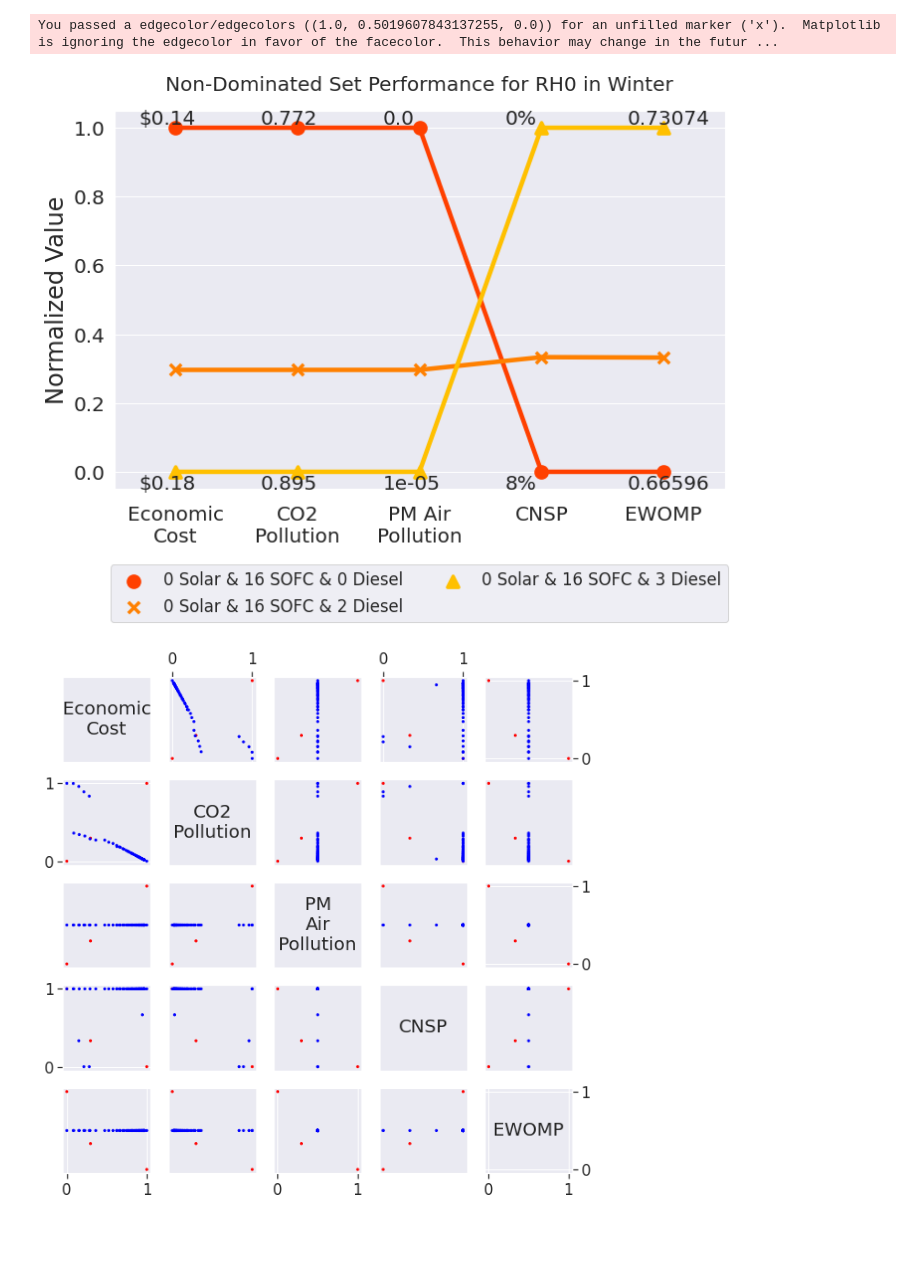
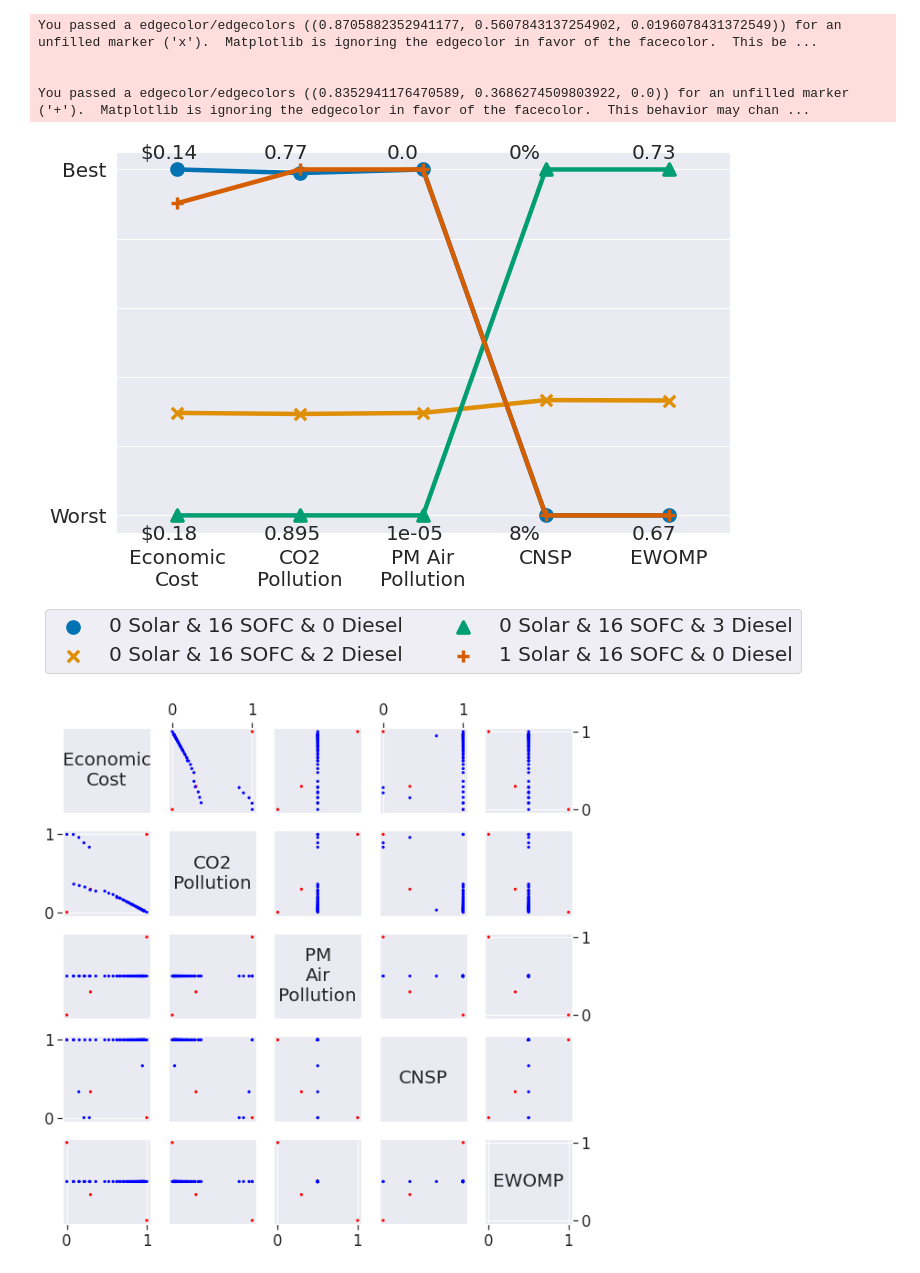
Before and after one commit to arnavgautam/resilience_hub_MCDA, a Jupyter notebook: compare_outcomes.ipynb, the cells around one changed output. Drawn from its saved outputs; the diff is of its cells as text; code cells hidden in the pictures; blank space fills up the shorter version.

```diff
--- a/compare_outcomes.ipynb
+++ b/compare_outcomes.ipynb
@@ -177,7 +175,7 @@ def annotation_text_formatter(crit):
     if criterion_idx == 5:
         return lambda value: "{:.0%}".format(float(value))
     if criterion_idx == 6:
-        return lambda value: "{:,}".format(abs(round(value,5)))
+        return lambda value: "{:,}".format(abs(round(value,2)))
 # %%
 from collections import defaultdict
 from constant import FIXED_COSTS, Technology
@@ -274,13 +272,17 @@ def create_normalized_nd_line_graph(datafolder, plotfolder, no_sox_no2=False, fo
         with plt.rc_context({'lines.linewidth': 2.5}):
             ax = sb.pointplot(data=melted_case_data, x="variable", y="value", hue="Index", errorbar=None, markers=[next(mks) for i in melted_case_data.index.unique()], palette=color_palette)#, palette=keydefaultdict(default_factory=palette_color_for_series, all_hues=melted_case_data.index.values))
             # plt.setp(ax.collections, sizes=[30])
-        ax.set(xlabel=None, ylabel="Normalized Value")
-        plt.title(f"Non-Dominated Set Performance for {case_title}", fontsize=font_size, pad=20) # .replace('_', ' ').title()
+        ax.set(xlabel=None, ylabel=None)#"Normalized Value")
+        # ax.yaxis.set_minor_locator(MultipleLocator(0.2))
+        ax.set_yticks(ticks=[0, 0.2, 0.4, 0.6, 0.8, 1], labels=["Worst", "", "", "", "", "Best"])#, minor=True)
+        # ax.grid(True)
+        # ax.set_yticklabels(["Worst", "Best"])# if idx==len(ax.get_yticklabels())-1 else "worst" if idx==0 else "" for idx, ticklabel in enumerate(ax.get_yticklabels())])
+        # plt.title(f"Non-Dominated Set Performance for {case_title}", fontsize=font_size, pad=20) # .replace('_', ' ').title()
         ax.set_xticklabels(['\n'.join(textwrap.wrap(ticklabel.get_text(),9)) for ticklabel in ax.get_xticklabels()])
         ax.tick_params(axis='both', which='major', labelsize=font_size)
         ax.tick_params(axis='x', which='major', pad=10)
         # ax.xaxis.labelpad = 25
-        plt.legend(loc='upper center', bbox_to_anchor=(0.5, -0.2), borderaxespad=0, ncol=2)#, fontsize=font_size)
+        plt.legend(loc='upper center', bbox_to_anchor=(0.5, -0.2), borderaxespad=0, ncol=2, fontsize=font_size)
 
         best_annotations = []
 
@@ -296,13 +298,13 @@ def create_normalized_nd_line_graph(datafolder, plotfolder, no_sox_no2=False, fo
             best_hue_val = min(hue_vals)
             best_annotation = annotation_formatter(best_val[criterion])
             if worst_hue_val != best_hue_val:
-                plt.annotate(worst_annotation, xy=(idx, worst_hue_val), xytext=(idx-0.3,worst_hue_val+0.01), annotation_clip=False)
+                plt.annotate(worst_annotation, xy=(idx, worst_hue_val), xytext=(idx-0.3,worst_hue_val+0.03), annotation_clip=False)
             min_x_offset=0.3
-            min_y_offset=0.05
+            min_y_offset=0.07
             best_annotations.append(plt.annotate(best_annotation, xy=(idx, best_hue_val), xytext=(idx-min_x_offset,best_hue_val-min_y_offset), annotation_clip=False))
 
         # adjust_text(best_annotations, only_move = {'points':'x', 'text':'x', 'objects':'x'})#, force_text=(0.5,1.25))#
         if save_image:
-            ax.figure.savefig(plotfolder.joinpath(f"{case}_nd.png"), bbox_inches = "tight")
+            ax.figure.savefig(plotfolder.joinpath(f"{case}_nd.svg"), bbox_inches = "tight")
 # %%
 RHs = ["RH0"]#, "RH2"]
@@ -318,19 +320,24 @@ all_cases = ["_".join([rh, ls, s, lo, le]) for rh, ls, s, lo, le in itertools.pr
 # lengths = ["short"]
 # all_cases = ["_".join([n, s, lo, le]) for n, s, lo, le in itertools.product(networks, seasons, loadtype, lengths)]
 # %%
+all_cases = ["510000RH0_large_winter_max_short"]
+
 sb.set(font_scale=1.5)
 create_normalized_nd_line_graph(
-    datafolder = Path("../../Part A/Data/R1-12.47-2-with-RHs"),
+    datafolder = Path("../../Part A/Data/R1-12.47-2-with-RHs/Sensitivity\ Analysis/Budget"),
     plotfolder = Path("../../Part A/Images/NormalizedND"),
     no_sox_no2=True,
     font_size=20,
     axis_font_size=24,
-    color_palette="autumn",
+    color_palette="colorblind",
     save_image=True
     )
 # %% [output]
-You passed a edgecolor/edgecolors ((1.0, 0.5019607843137255, 0.0)) for an unfilled marker ('x').  Matplotlib is ignoring the edgecolor in favor of the facecolor.  This behavior may change in the futur ...
+You passed a edgecolor/edgecolors ((0.8705882352941177, 0.5607843137254902, 0.0196078431372549)) for an unfilled marker ('x').  Matplotlib is ignoring the edgecolor in favor of the facecolor.  This be ...
+
+
+You passed a edgecolor/edgecolors ((0.8352941176470589, 0.3686274509803922, 0.0)) for an unfilled marker ('+').  Matplotlib is ignoring the edgecolor in favor of the facecolor.  This behavior may chan ...
-[figure, old version]
+[figure, new version]
 # %%
 from importlib import reload
 import scatterplot_matrix_creator
```
Also changed, not shown: parts of 7 cells of this notebook, 4 other files.
